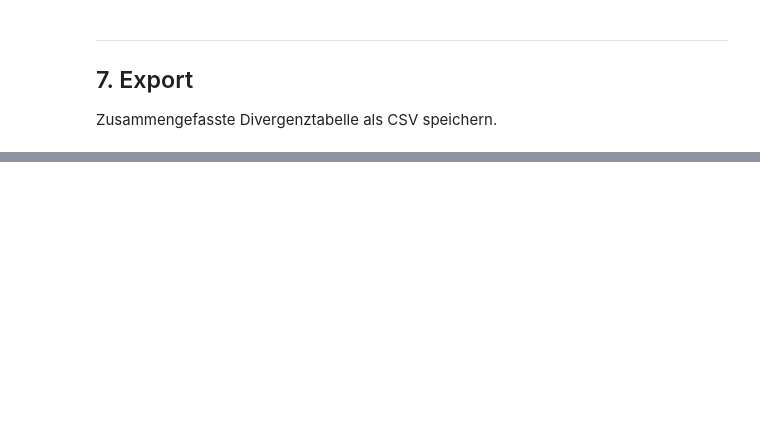
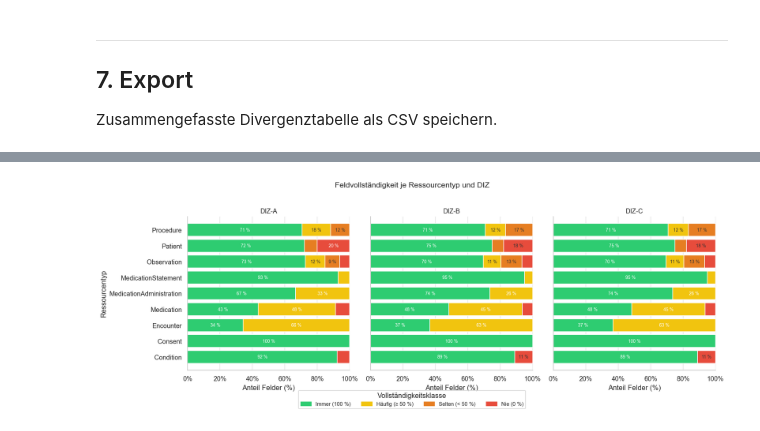
Before and after one commit to carly15/FHIRScan, a Jupyter notebook: diz_comparison.ipynb, the cells around one changed output, grey strips where cells are left out. Cells and saved outputs as stored; diff of their text form; code cells hidden in the pictures; blank space fills up the shorter version.

```diff
--- a/diz_comparison.ipynb
+++ b/diz_comparison.ipynb
@@ -574,0 +744,62 @@ for p in exported:
+# %%
+# ── 8b. Vollständigkeitsklassen je Ressourcentyp (gestapelte Balken) ──────
+if not df_fields.empty:
+    scalar_fields = df_fields[
+        ~df_fields["detected_python_types"].str.fullmatch(r"object|array", na=False)
+    ].copy()
+
+    classes   = ["Immer (100 %)", "Häufig (≥ 50 %)", "Selten (< 50 %)", "Nie (0 %)"]
+    cls_colors = ["#2ecc71",       "#f1c40f",           "#e67e22",          "#e74c3c"]
+
+    def classify_pr(r):
+        if r == 1.0:   return "Immer (100 %)"
+        if r >= 0.5:   return "Häufig (≥ 50 %)"
+        if r > 0:      return "Selten (< 50 %)"
+        return "Nie (0 %)"
+
+    scalar_fields["cls"] = scalar_fields["presence_rate"].apply(classify_pr)
+
+    n_diz = len(LOADED_DIZ)
+    fig, axes = plt.subplots(1, n_diz, figsize=(max(8, n_diz * 5), 5), sharey=True)
+    if n_diz == 1:
+        axes = [axes]
+
+    for ax, diz_name in zip(axes, LOADED_DIZ):
+        sub = scalar_fields[scalar_fields["diz"] == diz_name]
+        counts = (
+            sub.groupby(["resource_type", "cls"])
+            .size()
+            .unstack(fill_value=0)
+            .reindex(columns=classes, fill_value=0)
+        )
+        pct = counts.div(counts.sum(axis=1), axis=0) * 100
+
+        left = np.zeros(len(pct))
+        for cls, color in zip(classes, cls_colors):
+            vals = pct[cls].values if cls in pct else np.zeros(len(pct))
+            bars = ax.barh(pct.index, vals, left=left, color=color,
+                           label=cls if diz_name == LOADED_DIZ[0] else "")
+            for bar, v, l in zip(bars, vals, left):
+                if v > 9:
+                    ax.text(l + v / 2, bar.get_y() + bar.get_height() / 2,
+                            f"{v:.0f} %", ha="center", va="center",
+                            fontsize=7.5, color="white" if v > 18 else "#333")
+            left = left + vals
+
+        ax.set_xlim(0, 100)
+        ax.set_xlabel("Anteil Felder (%)")
+        ax.set_title(diz_name, size=11)
+        ax.xaxis.set_major_formatter(mtick.PercentFormatter())
+        sns.despine(ax=ax)
+
+    axes[0].set_ylabel("Ressourcentyp")
+    handles = [mpatches.Patch(color=c, label=l) for c, l in zip(cls_colors, classes)]
+    fig.legend(handles=handles, loc="lower center", ncol=4,
+               bbox_to_anchor=(0.5, -0.06), fontsize=9, title="Vollständigkeitsklasse")
+    fig.suptitle("Feldvollständigkeit je Ressourcentyp und DIZ", size=13, y=1.02)
+    plt.tight_layout()
+    plt.show()
+else:
+    print("Keine Felddaten verfügbar.")
+# %% [output]
+[figure, added]
```
Also changed, not shown: parts of 24 cells of this notebook.
